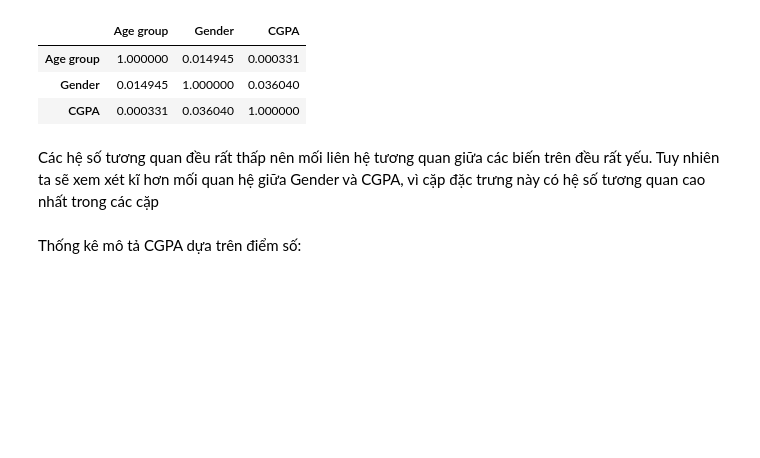
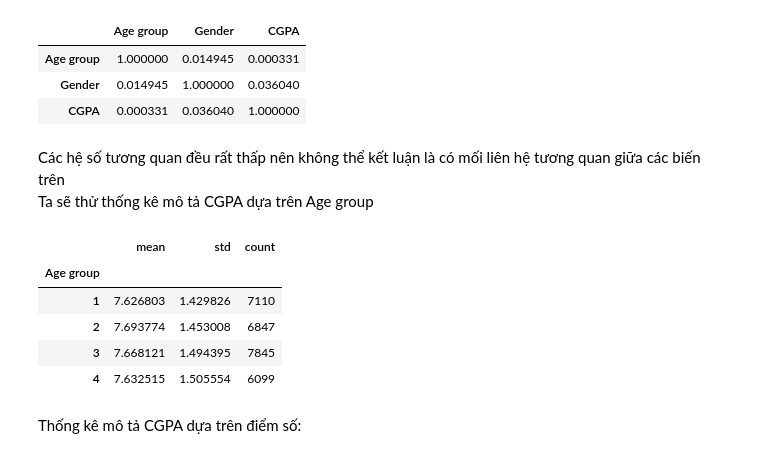
Before and after one commit to lhldanh/HCMUS_-CSC17104_Final_Project, a Jupyter notebook: main.ipynb, the cells around one changed output. Saved outputs shown, nothing was run; the diff lists cells and outputs as text; code cells hidden in the pictures; blank space fills up the shorter version.

```diff
--- a/main.ipynb
+++ b/main.ipynb
@@ -225,8 +228,18 @@ df2[['Age group','Gender','CGPA']].corr()
 | Gender | 0.014945 | 1.000000 | 0.036040 |
 | CGPA | 0.000331 | 0.036040 | 1.000000 |
 # %% [markdown]
-Các hệ số tương quan đều rất thấp nên mối liên hệ tương quan giữa các biến trên đều rất yếu.
-Tuy nhiên ta sẽ xem xét kĩ hơn mối quan hệ giữa Gender và CGPA, vì cặp đặc trưng này có hệ số tương quan cao nhất trong các cặp
+Các hệ số tương quan đều rất thấp nên không thể kết luận là có mối liên hệ tương quan giữa các biến trên
+Ta sẽ thử thống kê mô tả CGPA dựa trên Age group
+# %%
+stats=df2.groupby(['Age group'])['CGPA'].agg(['mean', 'std', 'count'])
+stats
+# %% [output]
+|  | mean | std | count |
+| Age group |  |  |  |
+| 1 | 7.626803 | 1.429826 | 7110 |
+| 2 | 7.693774 | 1.453008 | 6847 |
+| 3 | 7.668121 | 1.494395 | 7845 |
+| 4 | 7.632515 | 1.505554 | 6099 |
 # %% [markdown]
 Thống kê mô tả CGPA dựa trên điểm số:
 # %%
```
Also changed, not shown: parts of 40 cells of this notebook.
